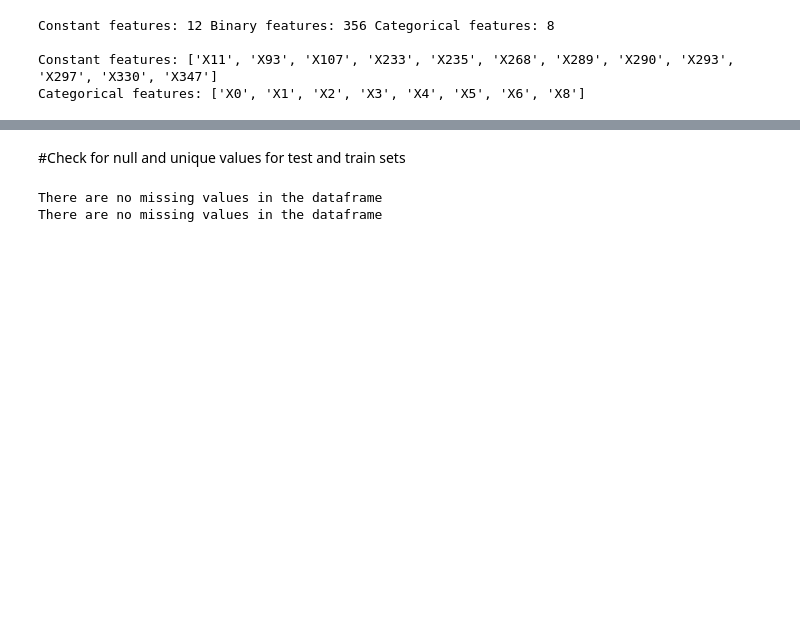
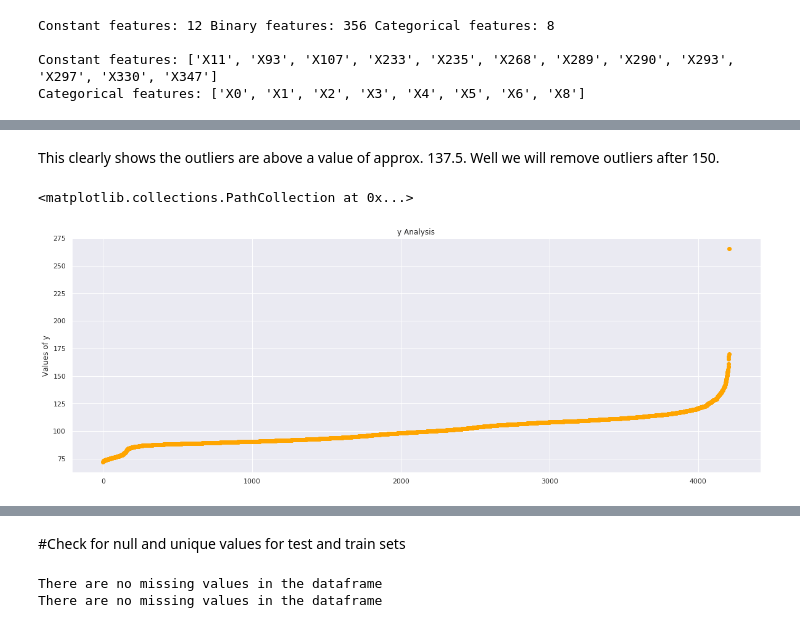
Before and after one commit to SamuelVinay91/MachineLearning, a Jupyter notebook: Mercedes_Benz_Problem_statement.ipynb, the cells around one changed output, grey strips where cells are left out. Saved outputs shown, nothing was run; the diff lists cells and outputs as text; code cells hidden in the pictures; blank space fills up the shorter version.

```diff
--- a/Mercedes_Benz_Problem_statement.ipynb
+++ b/Mercedes_Benz_Problem_statement.ipynb
@@ -109,0 +130,10 @@ Categorical features: ['X0', 'X1', 'X2', 'X3', 'X4', 'X5', 'X6', 'X8']
+# %% [markdown]
+This clearly shows the outliers are above a value of approx. 137.5. Well we will remove outliers after 150.
+# %%
+sns.set(rc={'figure.figsize':(20,7)})
+plt.title("y Analysis")
+plt.ylabel("Values of y")
+plt.scatter(range(df_train.shape[0]),np.sort(df_train.y.values),color='orange')
+# %% [output]
+<matplotlib.collections.PathCollection at 0x...>
+[figure, added]
```
Also changed, not shown: parts of 25 cells of this notebook.
